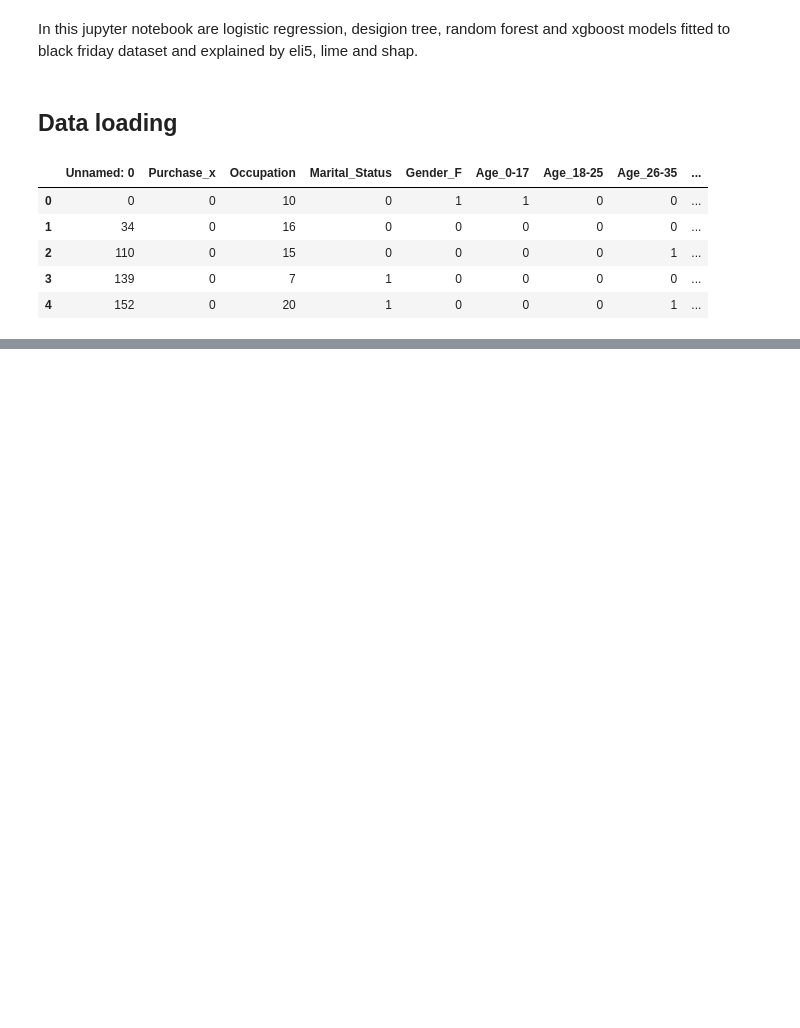
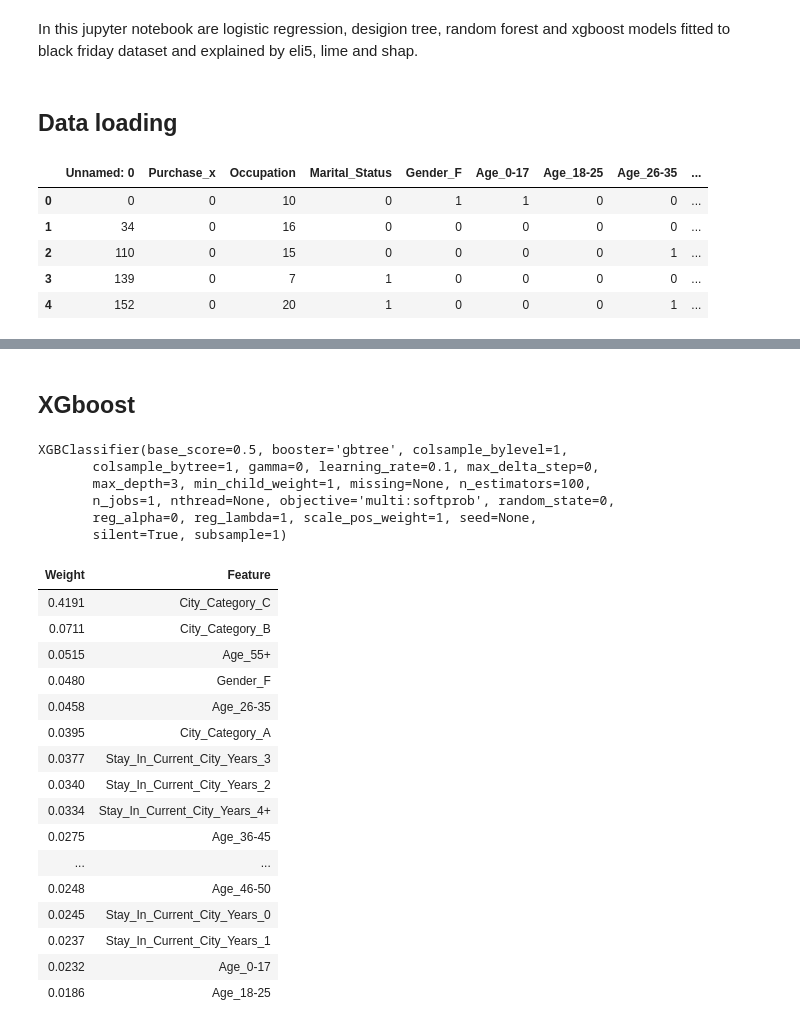
Before and after one commit to baaraban/responsible_DS_project, a Jupyter notebook: modelling/explained_fitted_models/multinomial_eli5.ipynb, the cells around one changed output, grey strips where cells are left out. Saved outputs shown, nothing was run; the diff lists cells and outputs as text; code cells hidden in the pictures; blank space fills up the shorter version.

```diff
--- a/modelling/explained_fitted_models/multinomial_eli5.ipynb
+++ b/modelling/explained_fitted_models/multinomial_eli5.ipynb
@@ -117,0 +134,32 @@ def explain_with_
+# %% [markdown]
+## XGboost
+# %%
+xgb = XGBClassifier()
+xgb.fit(X_train, y_train)
+# %% [output]
+XGBClassifier(base_score=0.5, booster='gbtree', colsample_bylevel=1,
+       colsample_bytree=1, gamma=0, learning_rate=0.1, max_delta_step=0,
+       max_depth=3, min_child_weight=1, missing=None, n_estimators=100,
+       n_jobs=1, nthread=None, objective='multi:softprob', random_state=0,
+       reg_alpha=0, reg_lambda=1, scale_pos_weight=1, seed=None,
+       silent=True, subsample=1)
+# %%
+eli5.show_weights(xgb, feature_names=feature_names, show=['feature_importances'])
+# %% [output]
+| Weight | Feature |
+| 0.4191 | City_Category_C |
+| 0.0711 | City_Category_B |
+| 0.0515 | Age_55+ |
+| 0.0480 | Gender_F |
+| 0.0458 | Age_26-35 |
+| 0.0395 | City_Category_A |
+| 0.0377 | Stay_In_Current_City_Years_3 |
+| 0.0340 | Stay_In_Current_City_Years_2 |
+| 0.0334 | Stay_In_Current_City_Years_4+ |
+| 0.0275 | Age_36-45 |
+| ... | ... |
+| 0.0248 | Age_46-50 |
+| 0.0245 | Stay_In_Current_City_Years_0 |
+| 0.0237 | Stay_In_Current_City_Years_1 |
+| 0.0232 | Age_0-17 |
+| 0.0186 | Age_18-25 |
```
Also changed, not shown: parts of 20 cells of this notebook, 2 other files.
